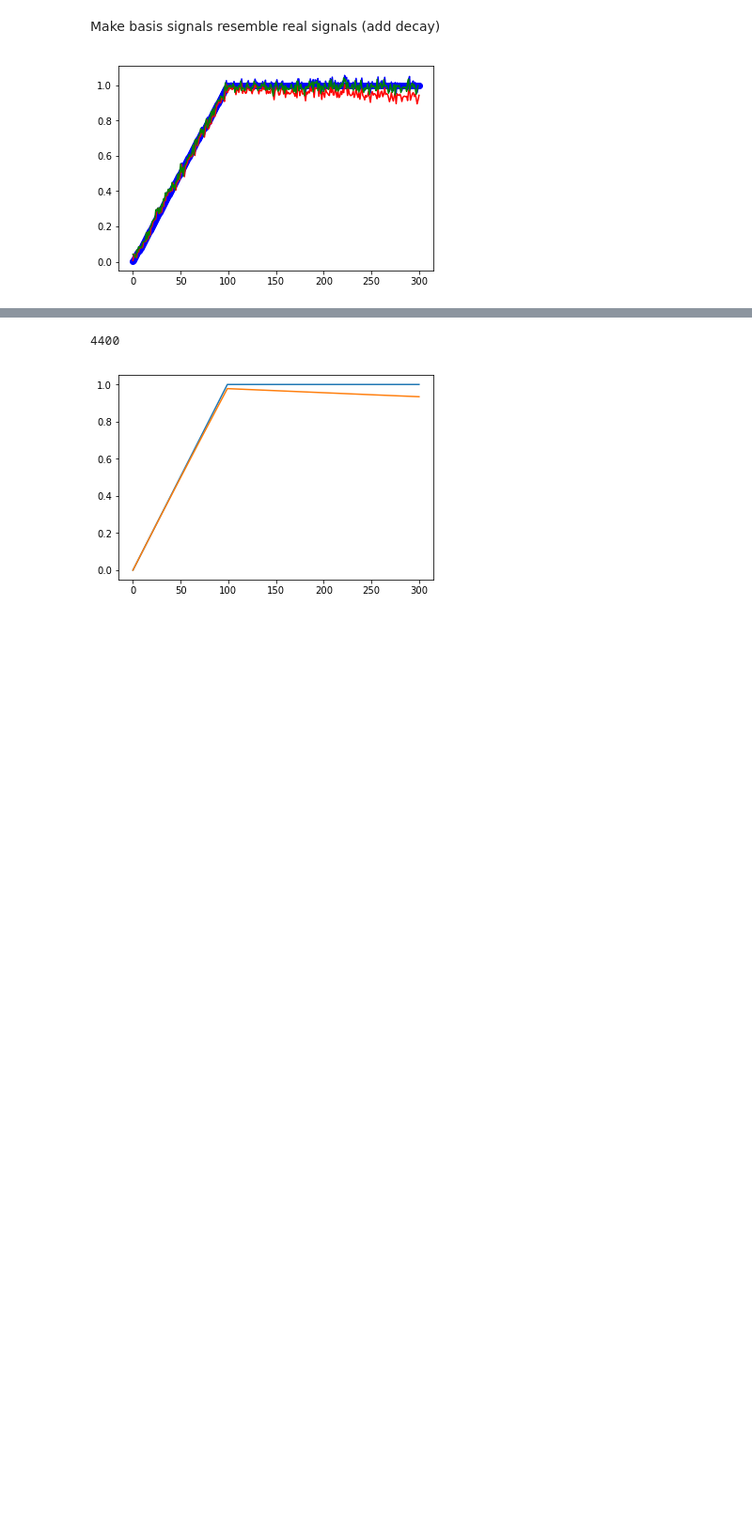
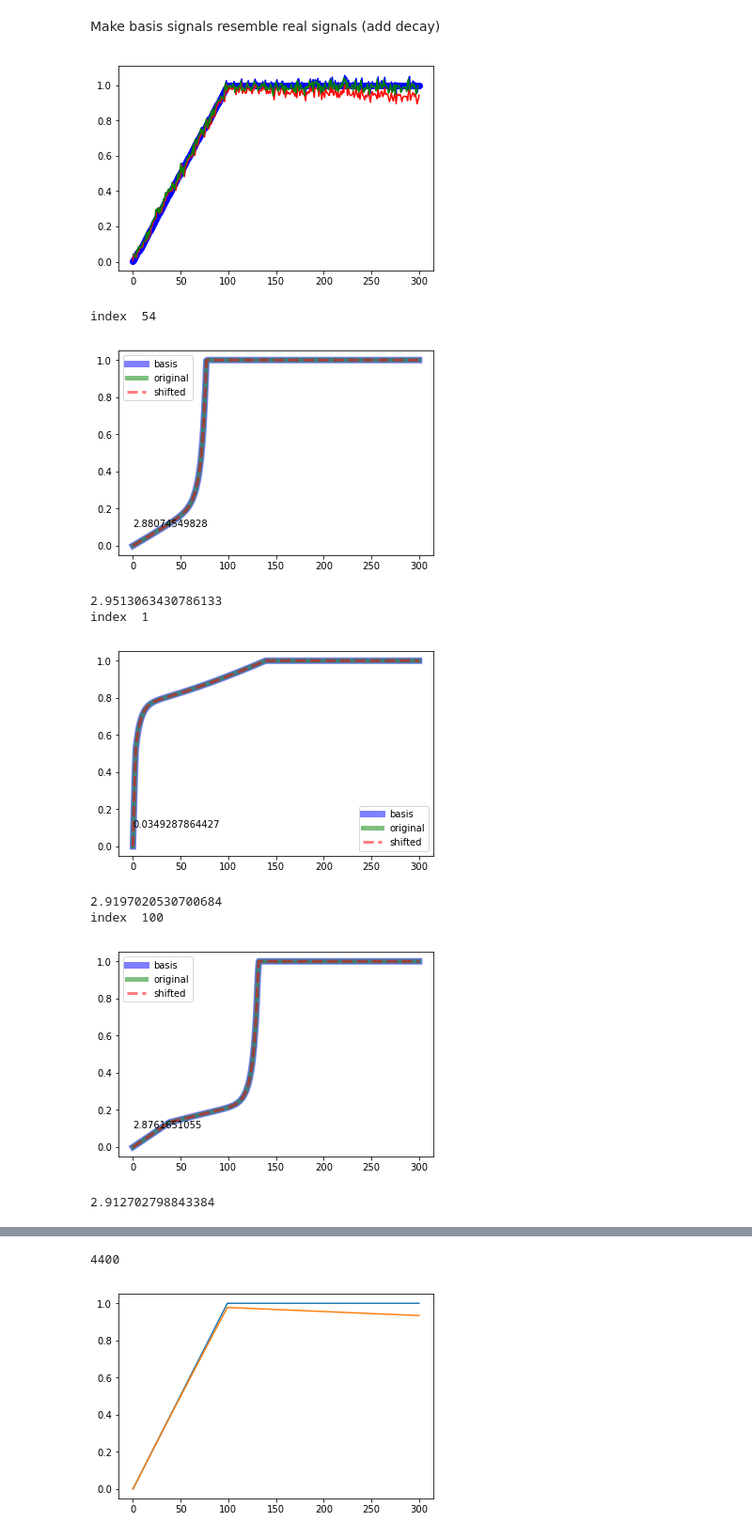
Before and after one commit to jmsz/posres, a Jupyter notebook: test.ipynb, the cells around one changed output, grey strips where cells are left out. Shown: that part at 94% size. Drawn from its saved outputs; the diff is of its cells as text; code cells hidden in the pictures; blank space fills up the shorter version.

```diff
--- a/test.ipynb
+++ b/test.ipynb
@@ -146,0 +141,32 @@ print(end - start)
+# %%
+start = time.time()
+
+Chi2OneSignal(np.multiply(base_data[54, 2, 0:], 0.5))
+#Chi2OneSignal(base_data[54, 2, 0:])
+
+end = time.time()
+print(end - start)
+
+start = time.time()
+
+Chi2OneSignal(np.multiply(base_data[1, 2, 0:], 2))
+#Chi2OneSignal(base_data[1, 2, 0:])
+end = time.time()
+print(end - start)
+
+start = time.time()
+
+Chi2OneSignal(np.multiply(base_data[100, 2, 0:], 1))
+#Chi2OneSignal(base_data[100, 2, 0:])
+end = time.time()
+print(end - start)
+# %% [output]
+index  54
+[figure, added]
+2.9513063430786133
+index  1
+[figure, added]
+2.9197020530700684
+index  100
+[figure, added]
+2.912702798843384
```
Also changed, not shown: parts of 6 cells of this notebook, 1 other file.
